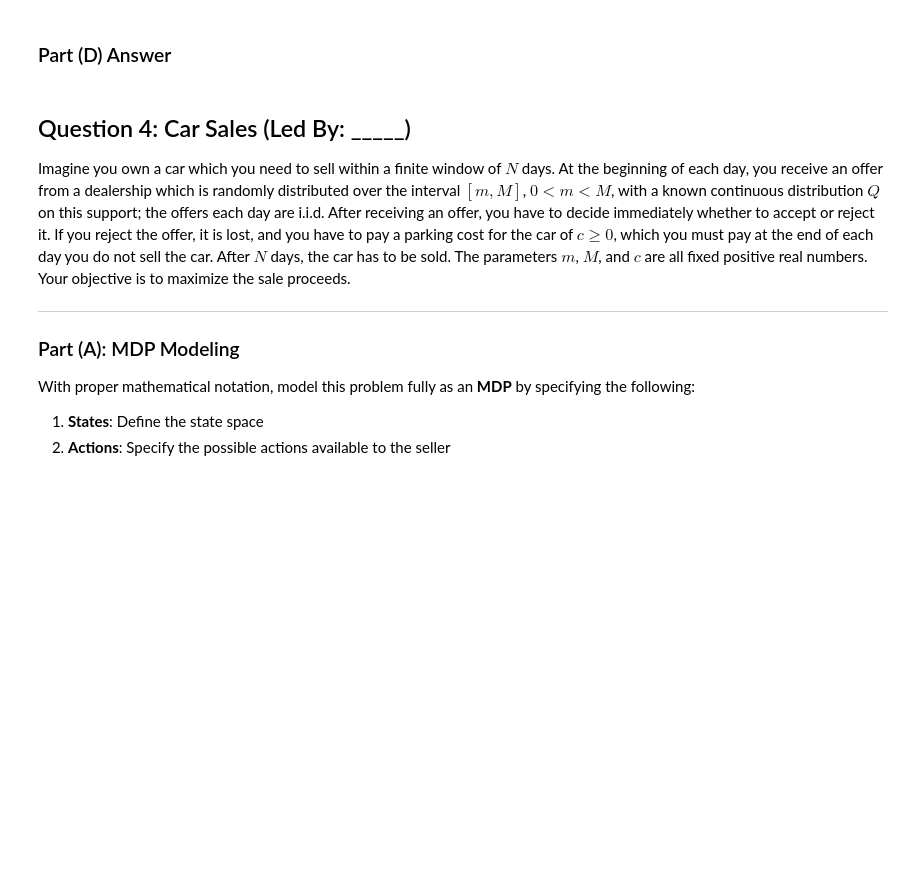
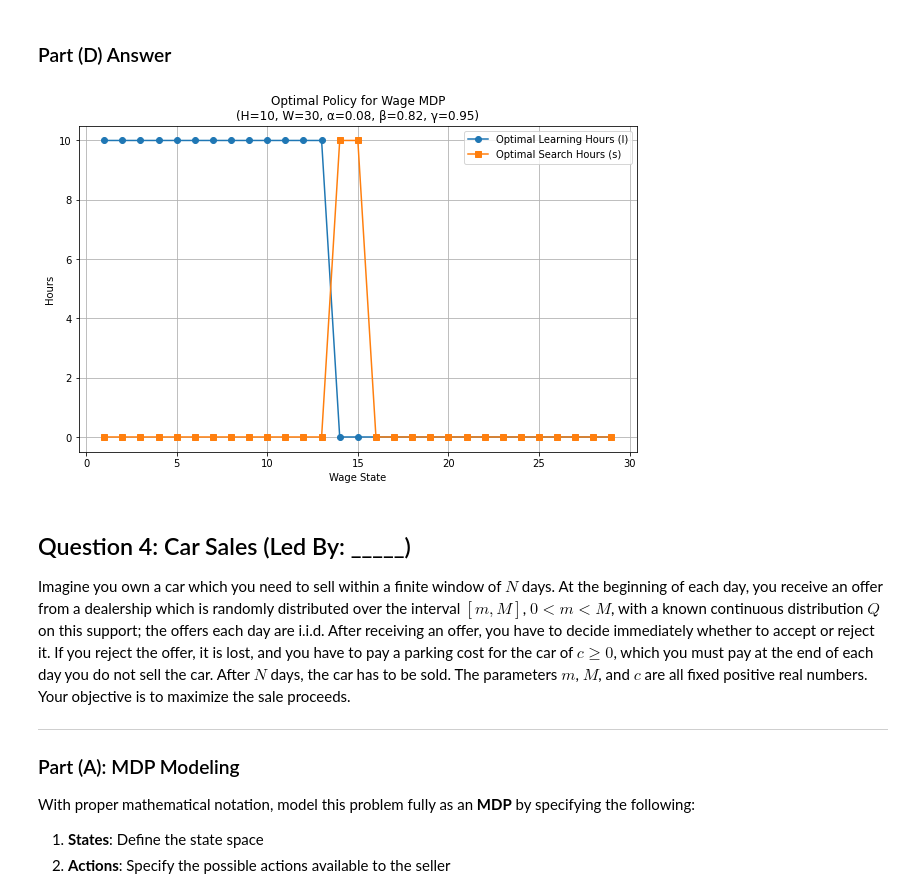
Before and after one commit to benjaminzaidel/RL-book, a Jupyter notebook: assignments/assignment3/assignment_3.ipynb, the cells around one changed output. Drawn from its saved outputs; the diff is of its cells as text; code cells hidden in the pictures; blank space fills up the shorter version.

```diff
--- a/assignments/assignment3/assignment_3.ipynb
+++ b/assignments/assignment3/assignment_3.ipynb
@@ -268,3 +487,27 @@ Provide an intuitive explanation for this optimal policy.
+# %%
+from matplotlib import pyplot as plt
+
+gamma= 0.95
+opt_vf, opt_policy = value_iteration_result(wage_mdp, gamma=gamma)
+
+policy_dict = {s.state: opt_policy.act(s).sample() for s in wage_mdp.non_terminal_states}
+
+states = sorted(policy_dict.keys())  # these are wage levels (from 1 to W-1)
+learning_hours = [policy_dict[s][0] for s in states]
+search_hours = [policy_dict[s][1] for s in states]
+
+# --- Plot the optimal policy ---
+plt.figure(figsize=(10, 6))
+plt.plot(states, learning_hours, label="Optimal Learning Hours (l)", marker='o')
+plt.plot(states, search_hours, label="Optimal Search Hours (s)", marker='s')
+plt.xlabel("Wage State")
+plt.ylabel("Hours")
+plt.title("Optimal Policy for Wage MDP\n(H={}, W={}, α={}, β={}, γ={})".format(H, W, alpha, beta, gamma))
+plt.legend()
+plt.grid(True)
+plt.show()
+# %% [output]
+[figure, added]
 # %% [markdown]
 ## Question 4: Car Sales (Led By: _____)
 
```
Also changed, not shown: parts of 11 cells of this notebook.
